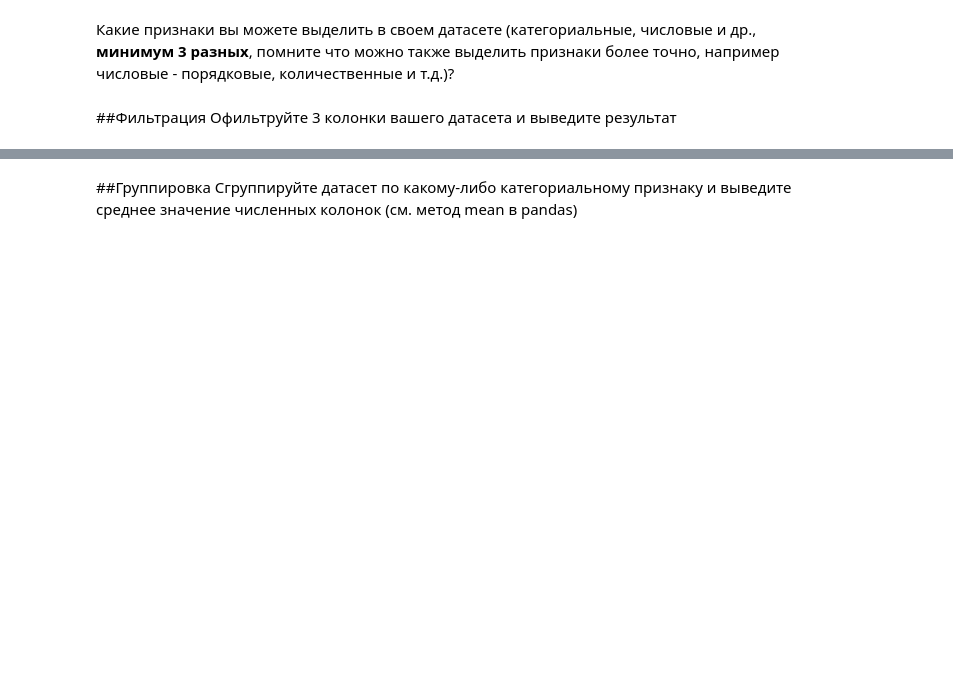
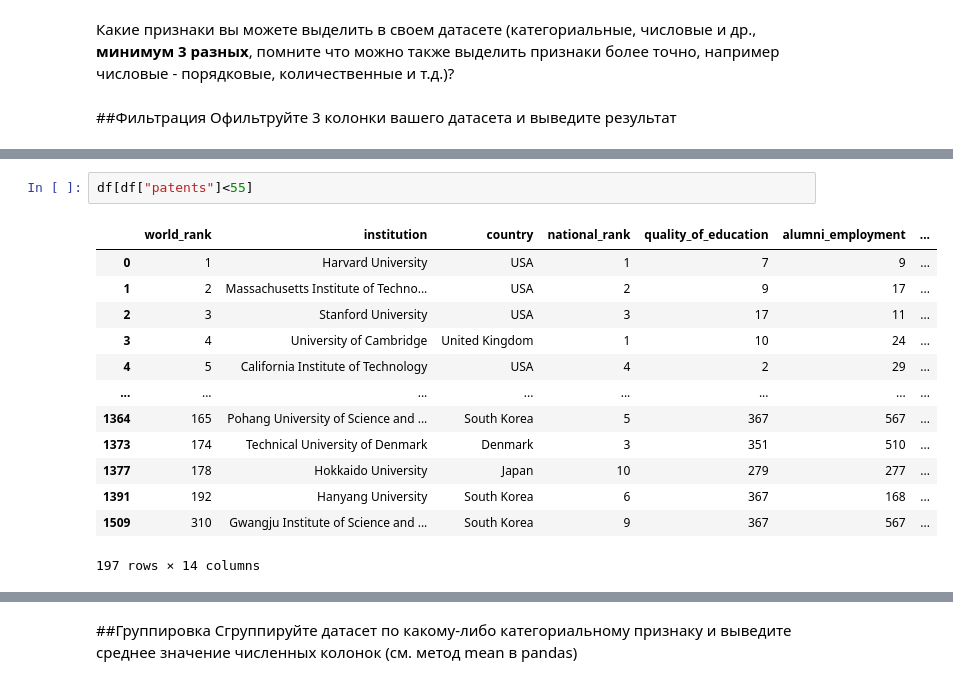
Before and after one commit to Julianamihailova/laba, a Jupyter notebook: lab1/Задание_1.ipynb, the cells around one changed output, grey strips where cells are left out. Cells and saved outputs as stored; diff of their text form; blank space fills up the shorter version.

```diff
--- a/lab1/Задание_1.ipynb
+++ b/lab1/Задание_1.ipynb
@@ -65,0 +134,16 @@ df
+# %%
+df[df["patents"]<55]
+# %% [output]
+|  | world_rank | institution | country | national_rank | quality_of_education | alumni_employment | ... |
+| 0 | 1 | Harvard University | USA | 1 | 7 | 9 | ... |
+| 1 | 2 | Massachusetts Institute of Techno... | USA | 2 | 9 | 17 | ... |
+| 2 | 3 | Stanford University | USA | 3 | 17 | 11 | ... |
+| 3 | 4 | University of Cambridge | United Kingdom | 1 | 10 | 24 | ... |
+| 4 | 5 | California Institute of Technology | USA | 4 | 2 | 29 | ... |
+| ... | ... | ... | ... | ... | ... | ... | ... |
+| 1364 | 165 | Pohang University of Science and ... | South Korea | 5 | 367 | 567 | ... |
+| 1373 | 174 | Technical University of Denmark | Denmark | 3 | 351 | 510 | ... |
+| 1377 | 178 | Hokkaido University | Japan | 10 | 279 | 277 | ... |
+| 1391 | 192 | Hanyang University | South Korea | 6 | 367 | 168 | ... |
+| 1509 | 310 | Gwangju Institute of Science and ... | South Korea | 9 | 367 | 567 | ... |
+197 rows × 14 columns
```
Also changed, not shown: parts of 21 cells of this notebook.
